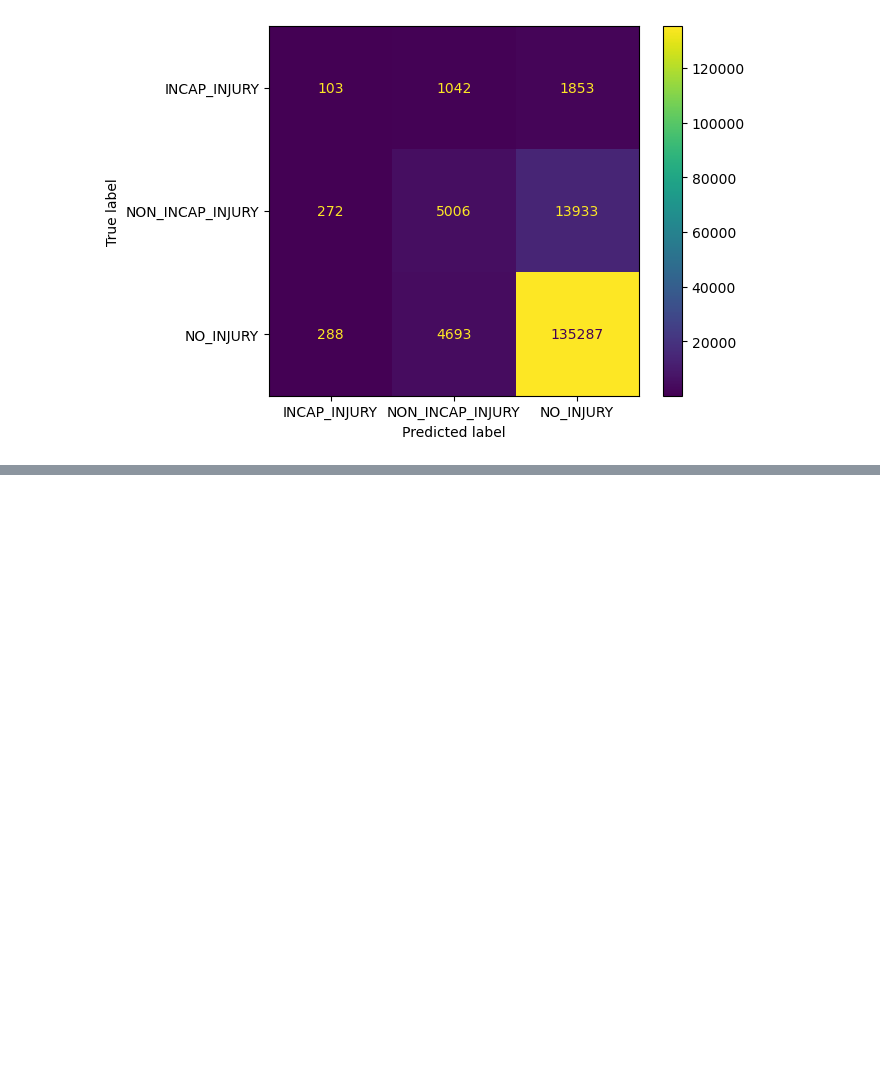
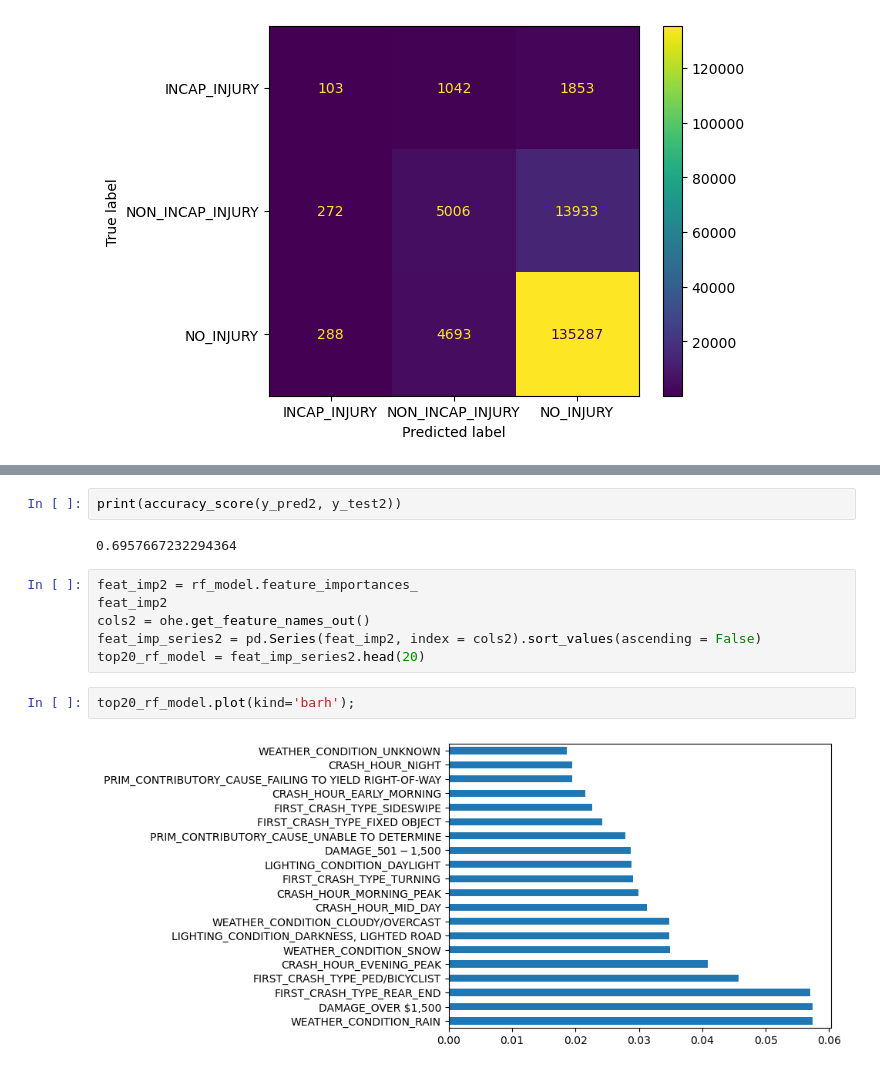
Before and after one commit to YamunaU75/ChicagoCarCrashes_Phase4, a Jupyter notebook: CarCrashesNt1.ipynb, the cells around one changed output, grey strips where cells are left out. Saved outputs shown, nothing was run; the diff lists cells and outputs as text; blank space fills up the shorter version.

```diff
--- a/CarCrashesNt1.ipynb
+++ b/CarCrashesNt1.ipynb
@@ -582,0 +679,14 @@ ConfusionMatrixDisplay.from_estimator(model1, X_test_proc_df,y_test);
+# %%
+print(accuracy_score(y_pred2, y_test2))
+# %% [output]
+0.6957667232294364
+# %%
+feat_imp2 = rf_model.feature_importances_
+feat_imp2
+cols2 = ohe.get_feature_names_out()
+feat_imp_series2 = pd.Series(feat_imp2, index = cols2).sort_values(ascending = False)
+top20_rf_model = feat_imp_series2.head(20)
+# %%
+top20_rf_model.plot(kind='barh');
+# %% [output]
+[figure, added]
```
Also changed, not shown: parts of 18 cells of this notebook.
